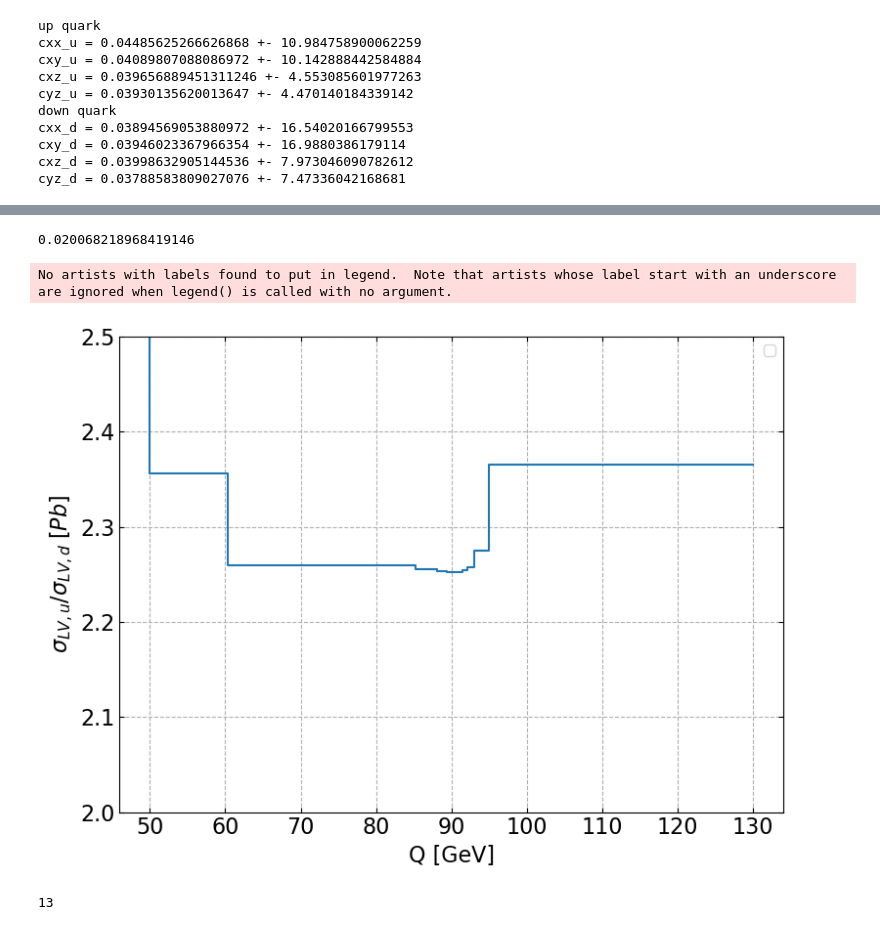
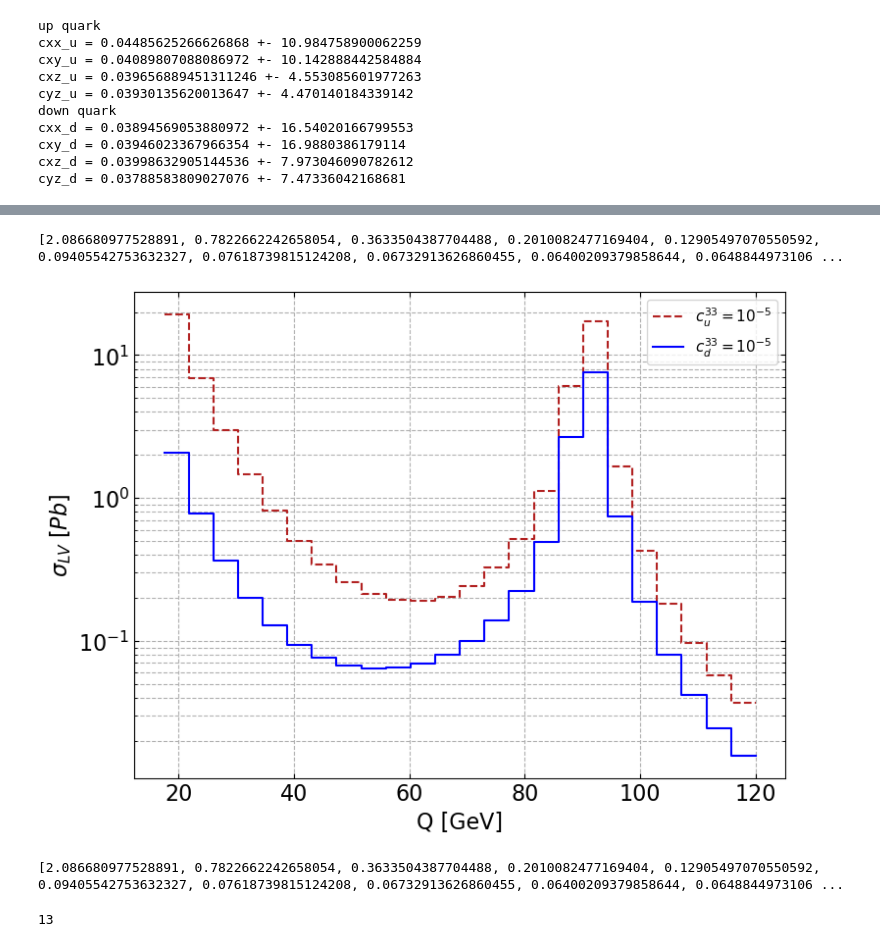
Before and after one commit to benkjor/LIV, a Jupyter notebook: cross_section.ipynb, the cells around one changed output, grey strips where cells are left out. Drawn from its saved outputs; the diff is of its cells as text; code cells hidden in the pictures.

```diff
--- a/cross_section.ipynb
+++ b/cross_section.ipynb
@@ -445,7 +446,7 @@ def compute_sme_for_bin(Q_range):
     Q_start, Q_end = Q_range
     # Function to compute SME for a given range
     return sme(Q_start, Q_end, CLzz, CLzz, p1, p2, quark_couplings1)
-
+    # return sme(Q_start, Q_end, CL1*cl_1_coeff, CR, p1, p2, quark_couplings1)
 if __name__ == '__main__':
     Q_val = np.linspace(17.5, 90, 100)
     a = 17.5  # Start of the Q range
@@ -453,8 +454,10 @@ if __name__ == '__main__':
     nbins = 17  # Number of bins
 
     # Q_bins = np.linspace(a, b, nbins + 1)
-    # Q_bins = np.linspace(60, 120, 10)
-    Q_bins = np.array([50, 60.3, 85.2298, 88.1398, 89.3644, 90.16, 90.8102, 91.428, 92.1163, 93.0461, 94.9463, 120, 130])
+    Q_bins = np.linspace(17.5, 90, 16)
+    Q_bins = np.linspace(17.5, 120, 25)
+
+    # Q_bins = np.array([50, 60.3, 85.2298, 88.1398, 89.3644, 90.16, 90.8102, 91.428, 92.1163, 93.0461, 94.9463, 120, 130])
 
     # Prepare the list of arguments for each bin
     bin_ranges = [(Q_bins[i], Q_bins[i + 1]) for i in range(len(Q_bins) - 1)]
@@ -474,6 +477,7 @@ def compute_sme_for_bin(Q_range):
     Q_start, Q_end = Q_range
     # Function to compute SME for a given range
     return sme(Q_start, Q_end, CLzz, CLzz, p1, p2, quark_couplings2)
+    # return sme(Q_start, Q_end, CL1*cl_1_coeff, CR, p1, p2, quark_couplings2)
 
 if __name__ == '__main__':
     Q_val = np.linspace(17.5, 90, 100)
@@ -481,8 +485,10 @@ if __name__ == '__main__':
     b = 90  # End of the Q range
     nbins = 17  # Number of bins
 
-    Q_bins = np.array([50, 60.3, 85.2298, 88.1398, 89.3644, 90.16, 90.8102, 91.428, 92.1163, 93.0461, 94.9463, 120, 130])
-    # Q_bins = np.linspace(60, 120, 10)
+    # Q_bins = np.array([50, 60.3, 85.2298, 88.1398, 89.3644, 90.16, 90.8102, 91.428, 92.1163, 93.0461, 94.9463, 120, 130])
+    # Q_bins = np.linspace(17.5, 90, 16)
+    Q_bins = np.linspace(17.5, 120, 25)
+
 
     # Prepare the list of arguments for each bin
     bin_ranges = [(Q_bins[i], Q_bins[i + 1]) for i in range(len(Q_bins) - 1)]
@@ -496,37 +502,41 @@ Wall time: 39.5 s
 # %%
-print(sme_values2[-1])
+print(sme_values2)
 # %% [output]
-0.020068218968419146
+[2.086680977528891, 0.7822662242658054, 0.3633504387704488, 0.2010082477169404, 0.12905497070550592, 0.09405542753632327, 0.07618739815124208, 0.06732913626860455, 0.06400209379858644, 0.0648844973106 ...
 # %%
 plt.figure(figsize=(8, 6))
 import matplotlib
 matplotlib.rcParams.update({'font.size': 16})
 
 # Create the step plot
-# plt.step(Q_bins,  sme_values1 + [sme_values1[-1]], where='post', color='firebrick', linestyle='--', label = '$c^{33}_{u}=10^{-4}$')
-# plt.step(Q_bins,  sme_values2 + [sme_values2[-1]], where='post', color='blue', label = '$c^{33}_{d}=10^{-4}$')
-up = np.array(sme_values1 + [sme_values1[-1]])
-down = np.array(sme_values2 + [sme_values2[-1]])
-plt.step(Q_bins, up/down)
+plt.step(Q_bins,  sme_values1 + [sme_values1[-1]], where='post', color='firebrick', linestyle='--', label = '$c^{33}_{u}=10^{-5}$')
+plt.step(Q_bins,  sme_values2 + [sme_values2[-1]], where='post', color='blue', label = '$c^{33}_{d}=10^{-5}$')
+# up = np.array(sme_values1 + [sme_values1[-1]])
+# down = np.array(sme_values2 + [sme_values2[-1]])
+# plt.step(Q_bins, up/down)
 
 plt.xlabel('Q [GeV]')
-# plt.yscale('log')
-plt.ylim([2, 2.5])
-plt.ylabel('$\\sigma_{LV, u}/\\sigma_{LV, d} \\;[Pb]$')
+plt.yscale('log')
+# plt.ylim([2, 2.5])
+# plt.ylabel('$\\sigma_{LV, u}/\\sigma_{LV, d} \\;[Pb]$')
+plt.ylabel('$\\sigma_{LV}\\;[Pb]$')
+
 # plt.title('Lorentz violation contribution in the cross section')
 plt.grid(True, which="both", ls="--")
 
 plt.tick_params(axis='both', which='both', direction='in', top=True, right=True)
 
 
 plt.tight_layout()
 plt.legend(fontsize=11, loc='best')
 # Save and show the plot
 plt.savefig('intrsec.png', dpi=300)
 plt.show()
+
+print(sme_values2)
 # %% [output]
+[figure, new version]
-No artists with labels found to put in legend.  Note that artists whose label start with an underscore are ignored when legend() is called with no argument.
+[2.086680977528891, 0.7822662242658054, 0.3633504387704488, 0.2010082477169404, 0.12905497070550592, 0.09405542753632327, 0.07618739815124208, 0.06732913626860455, 0.06400209379858644, 0.0648844973106 ...
-[figure, old version]
 # %%
 mass_dependency =  sme_values1 + [sme_values1[-1]]
 # mass_dependency =  sme_values2 + [sme_values2[-1]]
```
Also changed, not shown: parts of 7 cells of this notebook, 2 other files.
